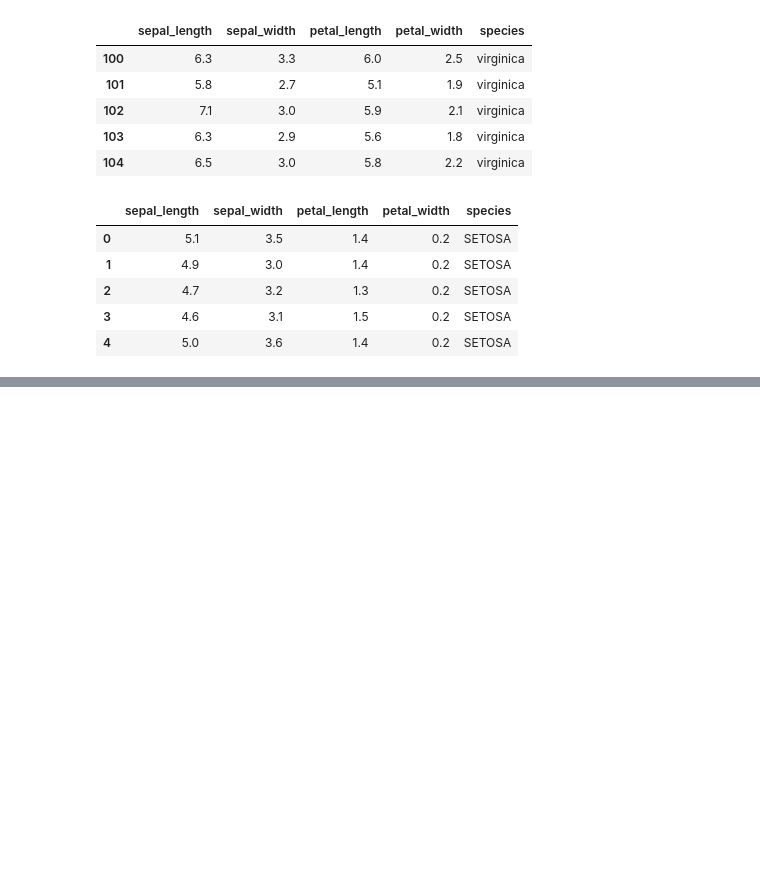
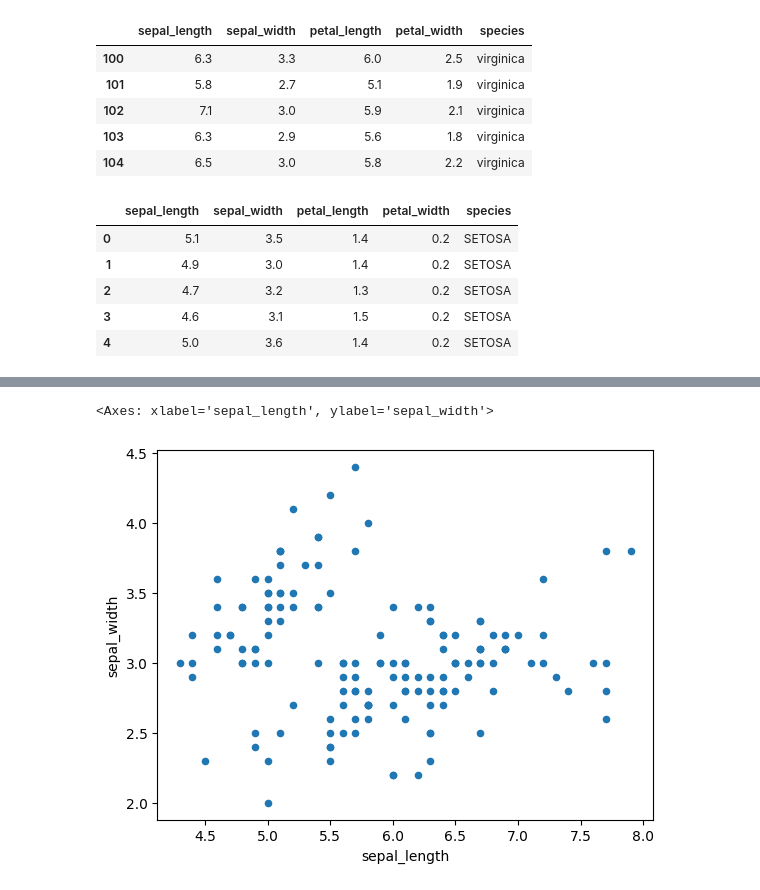
Before and after one commit to JoonHoSeong/OZ_Backend_School, a Jupyter notebook: DataAnalysis/homework/iris.ipynb, the cells around one changed output, grey strips where cells are left out. Cells and saved outputs as stored; diff of their text form; code cells hidden in the pictures; blank space fills up the shorter version.

```diff
--- a/DataAnalysis/homework/iris.ipynb
+++ b/DataAnalysis/homework/iris.ipynb
@@ -135,0 +150,6 @@ iris.head(5)
+# %%
+# 3. **'sepal_length'와 'sepal_width'에 대한 산점도를 그리세요.**
+iris.plot.scatter(x='sepal_length', y='sepal_width')
+# %% [output]
+<Axes: xlabel='sepal_length', ylabel='sepal_width'>
+[figure, added]
```
Also changed, not shown: parts of 3 cells of this notebook.
